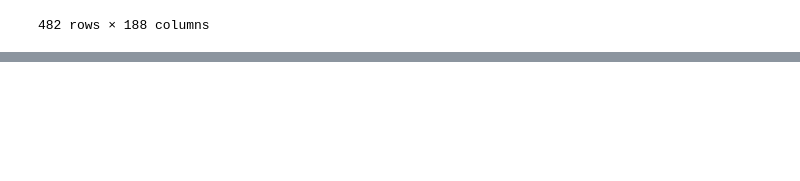
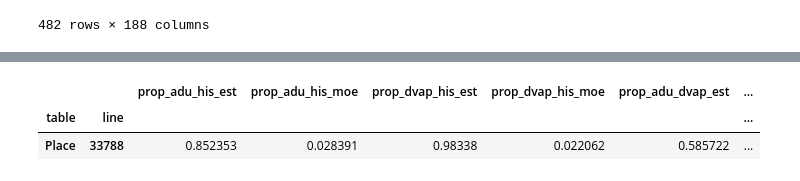
Before and after one commit to ic-institute/democracy-deserts, a Jupyter notebook: notebooks/build-ca-city-data.ipynb, the cells around one changed output, grey strips where cells are left out. Saved outputs shown, nothing was run; the diff lists cells and outputs as text; code cells hidden in the pictures; blank space fills up the shorter version.

```diff
--- a/notebooks/build-ca-city-data.ipynb
+++ b/notebooks/build-ca-city-data.ipynb
@@ -123,0 +116,9 @@ dg[['prop_adu_his_est', 'prop_adu_his_moe', 'prop_cvap_his_est', 'prop_cvap_his_
+# %%
+dg = df[df['name'] == 'King City']
+dg[['prop_adu_his_est', 'prop_adu_his_moe', 'prop_dvap_his_est', 'prop_dvap_his_moe',
+    'prop_adu_dvap_est', 'prop_adu_dvap_moe', 'prop_his_adu_dvap_est', 'prop_his_adu_dvap_moe',
+    'adu_est', 'cvap_est', 'his_adu_est', 'his_adu_moe', 'his_cvap_est', 'his_cvap_moe']]
+# %% [output]
+|  |  | prop_adu_his_est | prop_adu_his_moe | prop_dvap_his_est | prop_dvap_his_moe | prop_adu_dvap_est | ... |
+| table | line |  |  |  |  |  | ... |
+| Place | 33788 | 0.852353 | 0.028391 | 0.98338 | 0.022062 | 0.585722 | ... |
```
Also changed, not shown: parts of 7 cells of this notebook, 4 other files.
